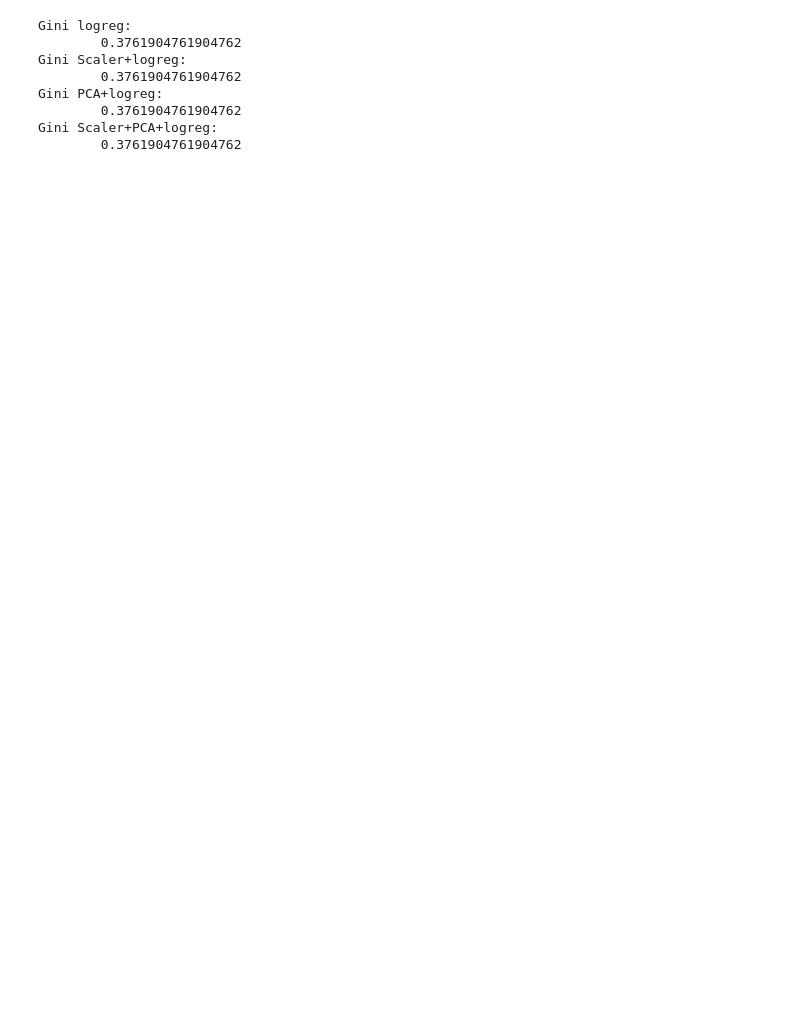
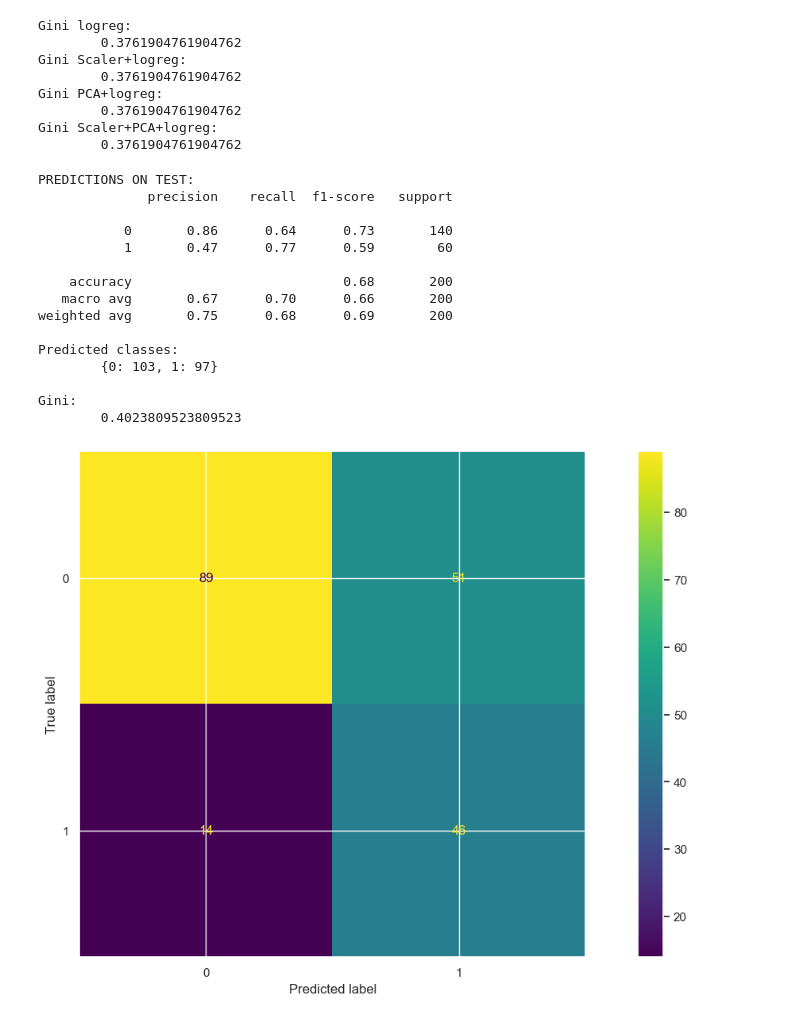
Before and after one commit to fpkh/hse_coursework_logreg, a Jupyter notebook: notebook.ipynb, the cells around one changed output. Cells and saved outputs as stored; diff of their text form; code cells hidden in the pictures; blank space fills up the shorter version.

```diff
--- a/notebook.ipynb
+++ b/notebook.ipynb
@@ -518,3 +539,37 @@ Gini PCA+logreg:
         0.3761904761904762
 Gini Scaler+PCA+logreg:
         0.3761904761904762
+# %%
+X_train, X_test, y_train, y_test = train_test_split(X, y, test_size=0.2, stratify=y, random_state=42)
+
+pipeline.fit(X_train, y_train)
+
+y_pred_proba = pipeline.predict_proba(X_test)
+y_pred = np.where(y_pred_proba[:,1] > THRESHOLD, 1, 0)
+
+
+print('PREDICTIONS ON TEST:')
+print(classification_report(y_test, y_pred))
+
+
+cm = confusion_matrix(y_test, y_pred)
+print('Predicted classes:\n\t{}\n'.format(dict(zip(*np.unique(y_pred, return_counts=True)))))
+ConfusionMatrixDisplay(cm).plot()
+print('Gini: \n\t{}'.format(gini(y_test, y_pred)))
+# %% [output]
+PREDICTIONS ON TEST:
+              precision    recall  f1-score   support
+
+           0       0.86      0.64      0.73       140
+           1       0.47      0.77      0.59        60
+
+    accuracy                           0.68       200
+   macro avg       0.67      0.70      0.66       200
+weighted avg       0.75      0.68      0.69       200
+
+Predicted classes:
+        {0: 103, 1: 97}
+
+Gini:
+        0.4023809523809523
+[figure, added]
```
Also changed, not shown: parts of 2 cells of this notebook.
